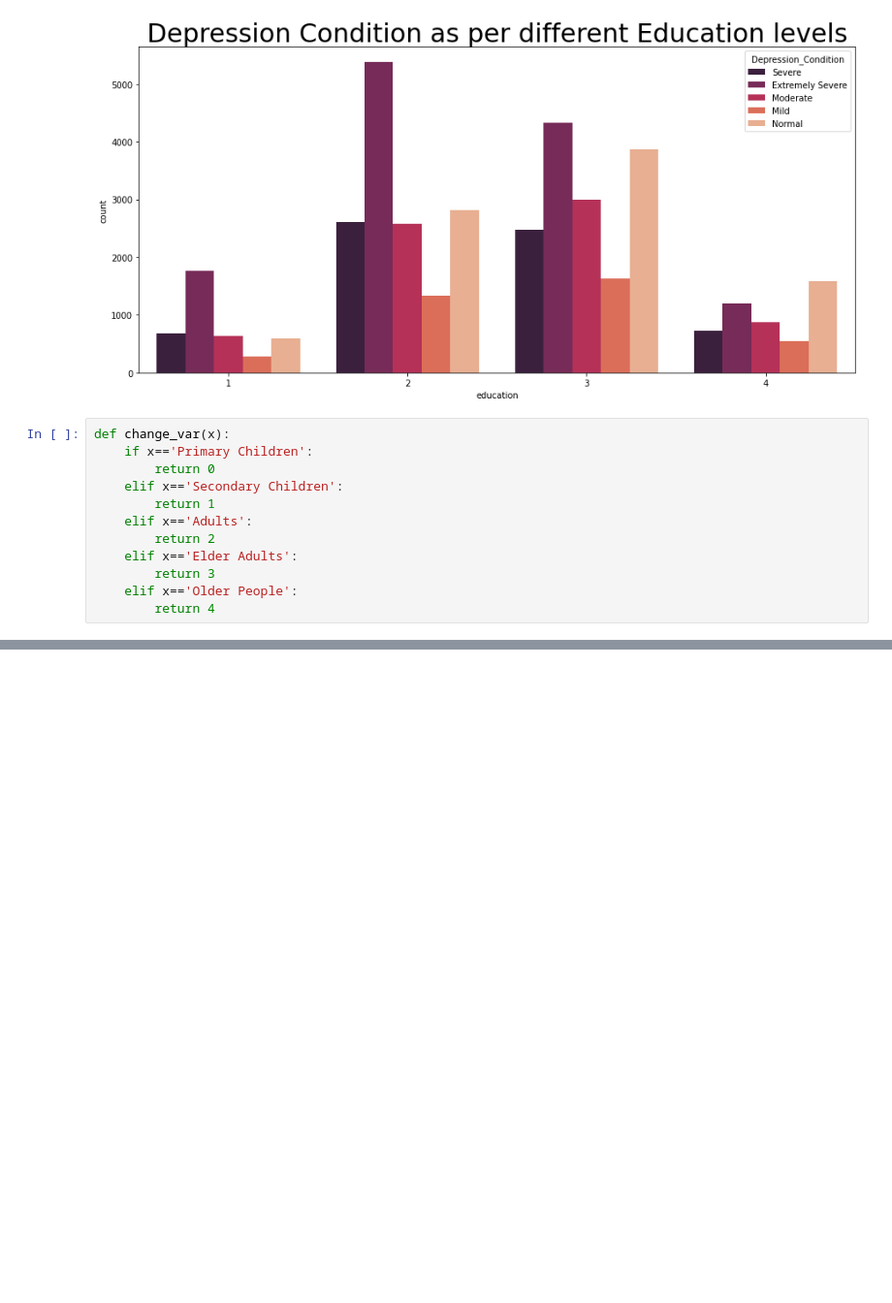
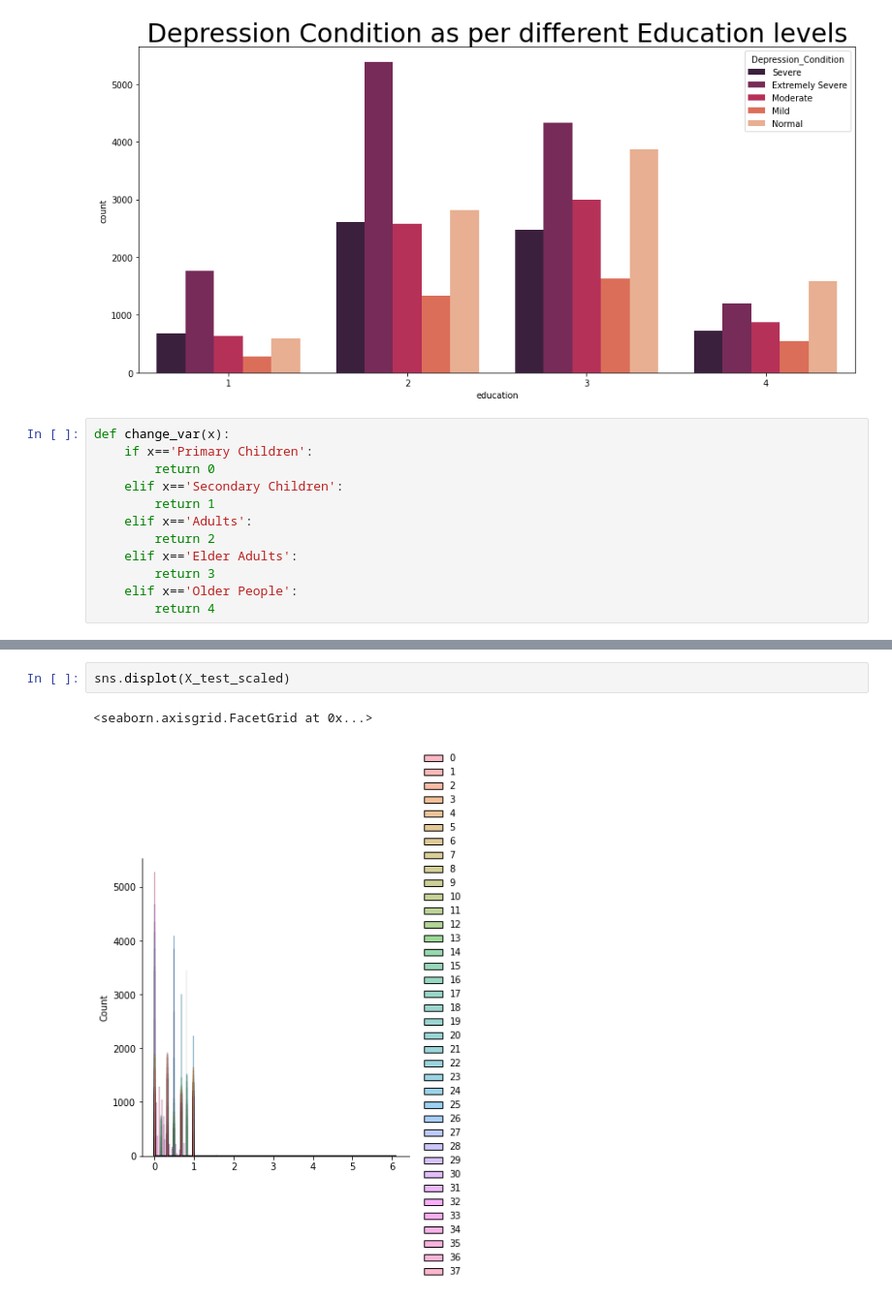
Before and after one commit to weihan444/ML-Hackathon, a Jupyter notebook: ML_Hackathon.ipynb, the cells around one changed output, grey strips where cells are left out. Shown: that part at 97% size. Drawn from its saved outputs; the diff is of its cells as text; blank space fills up the shorter version.

```diff
--- a/ML_Hackathon.ipynb
+++ b/ML_Hackathon.ipynb
@@ -799,0 +839,5 @@ Depression=Depression.drop(columns=['Total_Count','country','age'])
+# %%
+sns.displot(X_test_scaled)
+# %% [output]
+<seaborn.axisgrid.FacetGrid at 0x...>
+[figure, added]
```
Also changed, not shown: parts of 41 cells of this notebook.
